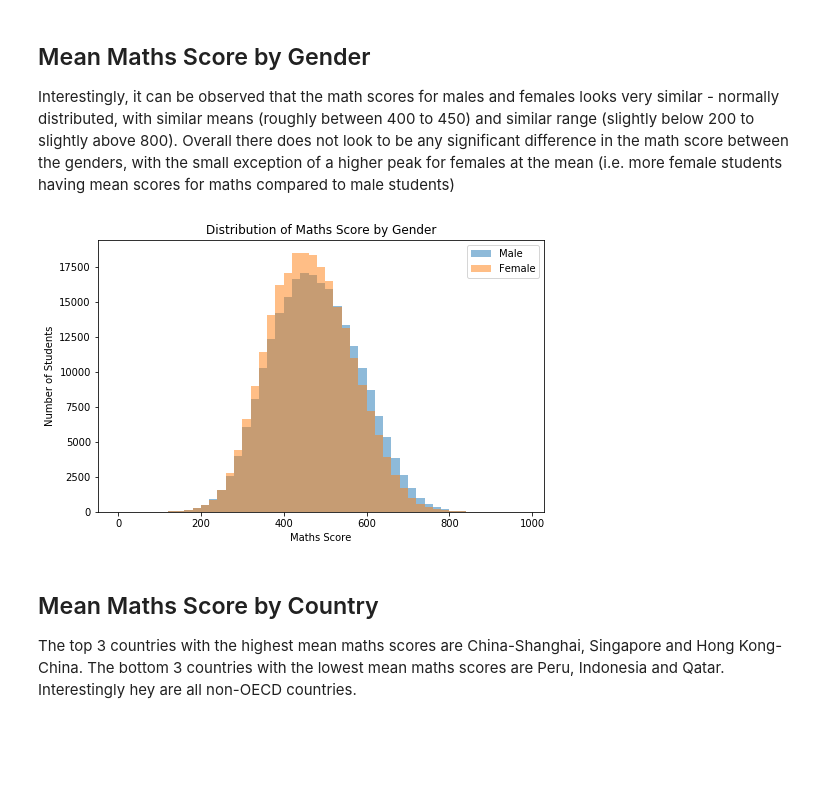
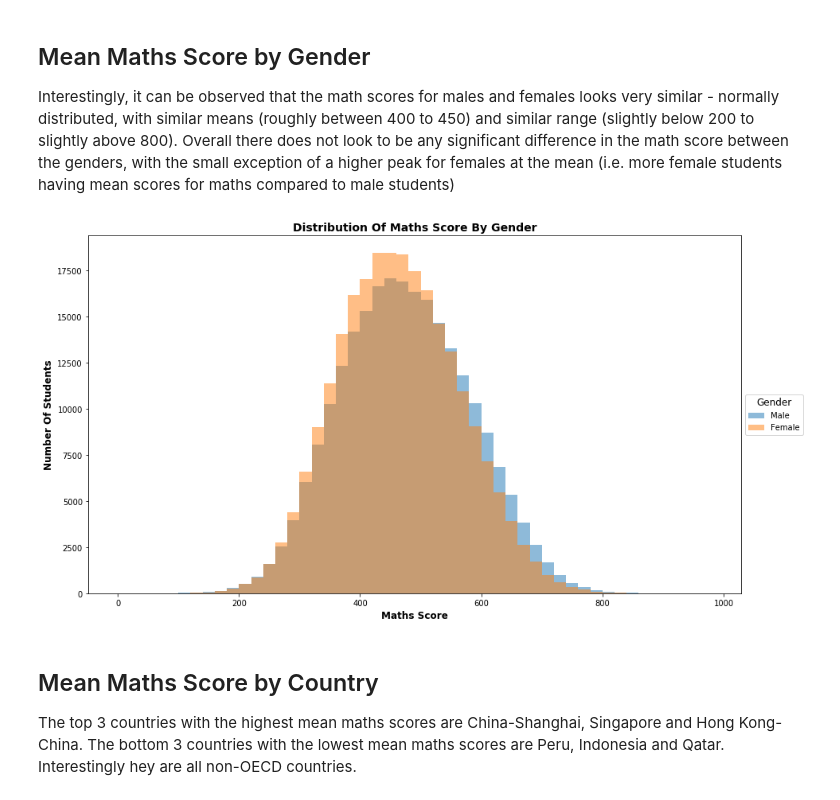
Before and after one commit to cqyyong/pisa2012-dataset-exploration, a Jupyter notebook: slide_deck_template.ipynb, the cells around one changed output. Saved outputs shown, nothing was run; the diff lists cells and outputs as text; code cells hidden in the pictures; blank space fills up the shorter version.

```diff
--- a/slide_deck_template.ipynb
+++ b/slide_deck_template.ipynb
@@ -69,18 +68,18 @@ Interestingly, it can be observed that the math scores for males and females loo
 # %%
 # Histogram for both males and females' maths scores
 binsize = 20
 bins = np.arange(0, df['PV1MATH'].max()+binsize, binsize)
 
-plt.figure(figsize=[8, 5])
+plt.figure(figsize=[14.70, 8.27])
 plt.hist(data=df[df['ST04Q01']=='Male'], x='PV1MATH', bins = bins, label='Male', alpha=0.5)
 plt.hist(data=df[df['ST04Q01']=='Female'], x='PV1MATH', bins = bins, label='Female', alpha=0.5)
-plt.title('Distribution of Maths Score by Gender')
-plt.xlabel('Maths Score')
-plt.ylabel('Number of Students')
-plt.legend()
+plt.title('Distribution of Maths Score by Gender'.title(), fontsize=14, weight='bold')
+plt.xlabel('Maths Score'.title(), fontsize=12, weight='bold')
+plt.ylabel('Number of Students'.title(), fontsize=12, weight='bold')
+plt.legend(loc='center left', bbox_to_anchor=(1, 0.5), title='Gender', title_fontsize = 12)
 plt.show()
 # %% [output]
-[figure, old version]
+[figure, new version]
 # %% [markdown]
 ## Mean Maths Score by Country
 
```
Also changed, not shown: parts of 16 cells of this notebook, 1 other file.
